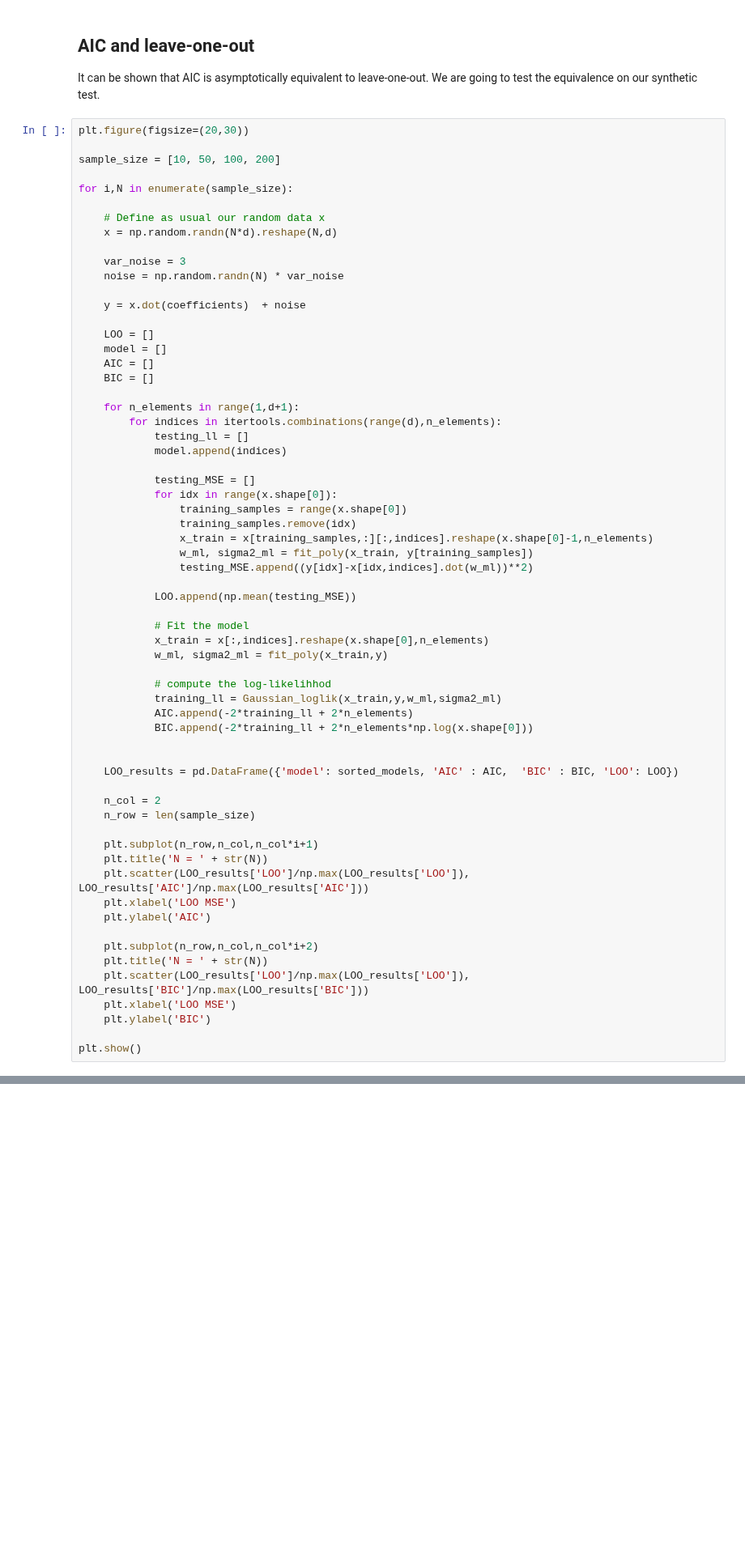
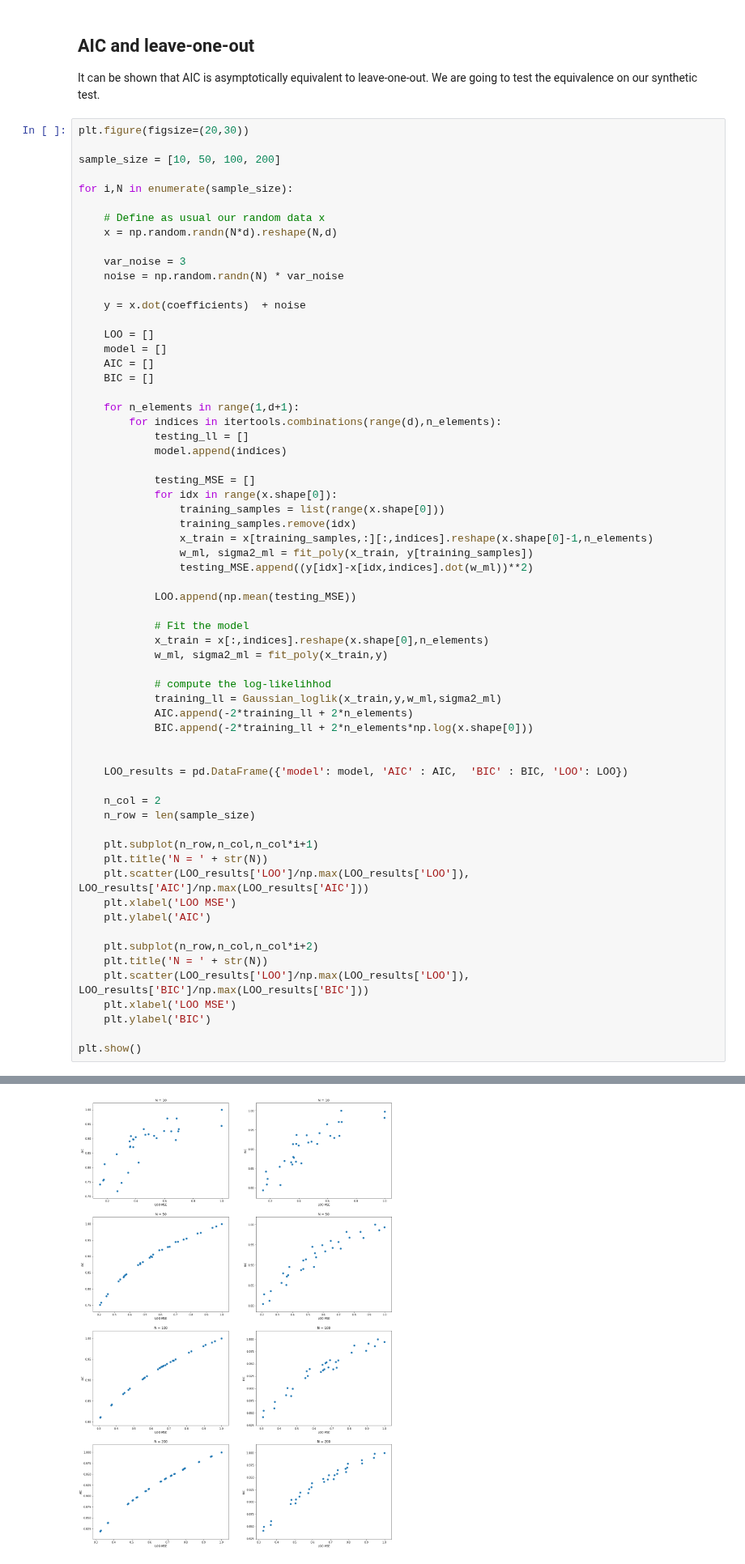
Before and after one commit to marcolorenzi/marcolorenzi.github.io, a Jupyter notebook: material/Resampling/lesson8.ipynb, the cells around one changed output, grey strips where cells are left out. Shown at 81% size. Drawn from its saved outputs; the diff is of its cells as text; blank space fills up the shorter version.

```diff
--- a/material/Resampling/lesson8.ipynb
+++ b/material/Resampling/lesson8.ipynb
@@ -464,7 +508,7 @@ for i,N in enumerate(sample_size):
 
             testing_MSE = []
             for idx in range(x.shape[0]):
-                training_samples = range(x.shape[0])
+                training_samples = list(range(x.shape[0]))
                 training_samples.remove(idx)
                 x_train = x[training_samples,:][:,indices].reshape(x.shape[0]-1,n_elements)
                 w_ml, sigma2_ml = fit_poly(x_train, y[training_samples])
@@ -482,7 +526,7 @@ for i,N in enumerate(sample_size):
             BIC.append(-2*training_ll + 2*n_elements*np.log(x.shape[0]))
 
 
-    LOO_results = pd.DataFrame({'model': sorted_models, 'AIC' : AIC,  'BIC' : BIC, 'LOO': LOO})
+    LOO_results = pd.DataFrame({'model': model, 'AIC' : AIC,  'BIC' : BIC, 'LOO': LOO})
 
     n_col = 2
     n_row = len(sample_size)
@@ -505,0 +548 @@ AttributeError: 'range' object has no attribute 'remove'
+[figure, added]
```
Also changed, not shown: parts of 15 cells of this notebook, 2 other files.
